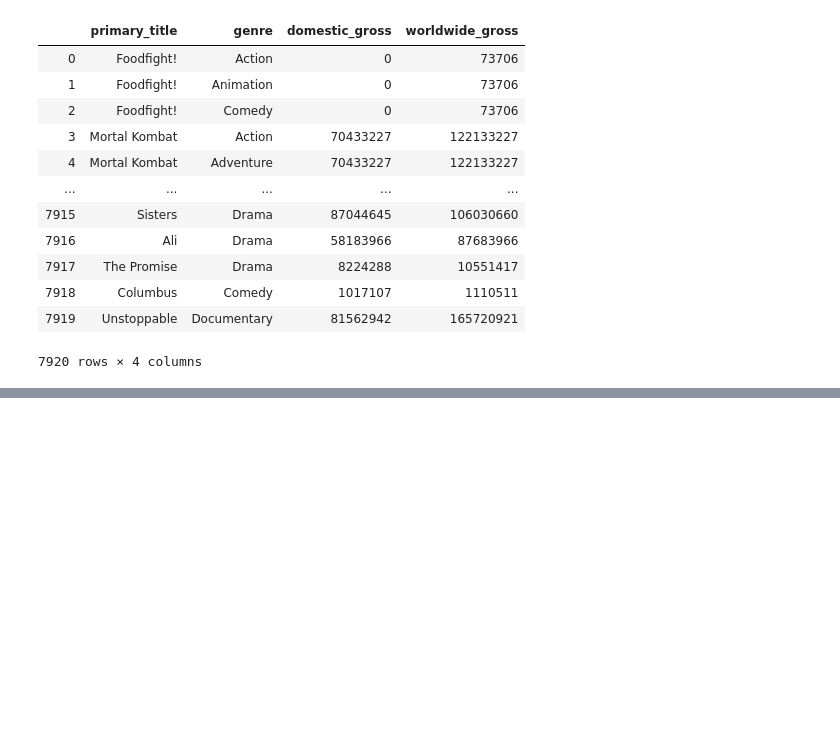
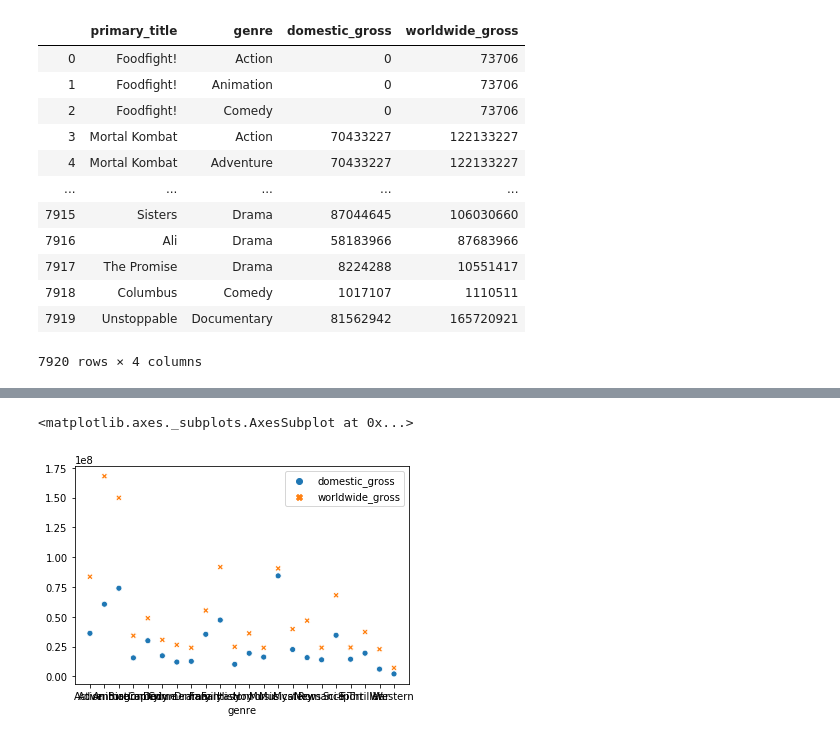
Before and after one commit to anbillinger/dsc-mod-1-project-v2-1-onl01-dtsc-ft-041320, a Jupyter notebook: Genre Info.ipynb, the cells around one changed output, grey strips where cells are left out. Cells and saved outputs as stored; diff of their text form; code cells hidden in the pictures; blank space fills up the shorter version.

```diff
--- a/Genre Info.ipynb
+++ b/Genre Info.ipynb
@@ -140,0 +165,5 @@ groupedmed = genres_df.groupby('genre').median().reset_index(inplace=True)
+# %%
+sns.scatterplot(data = groupedmed)
+# %% [output]
+<matplotlib.axes._subplots.AxesSubplot at 0x...>
+[figure, added]
```
Also changed, not shown: parts of 12 cells of this notebook.
